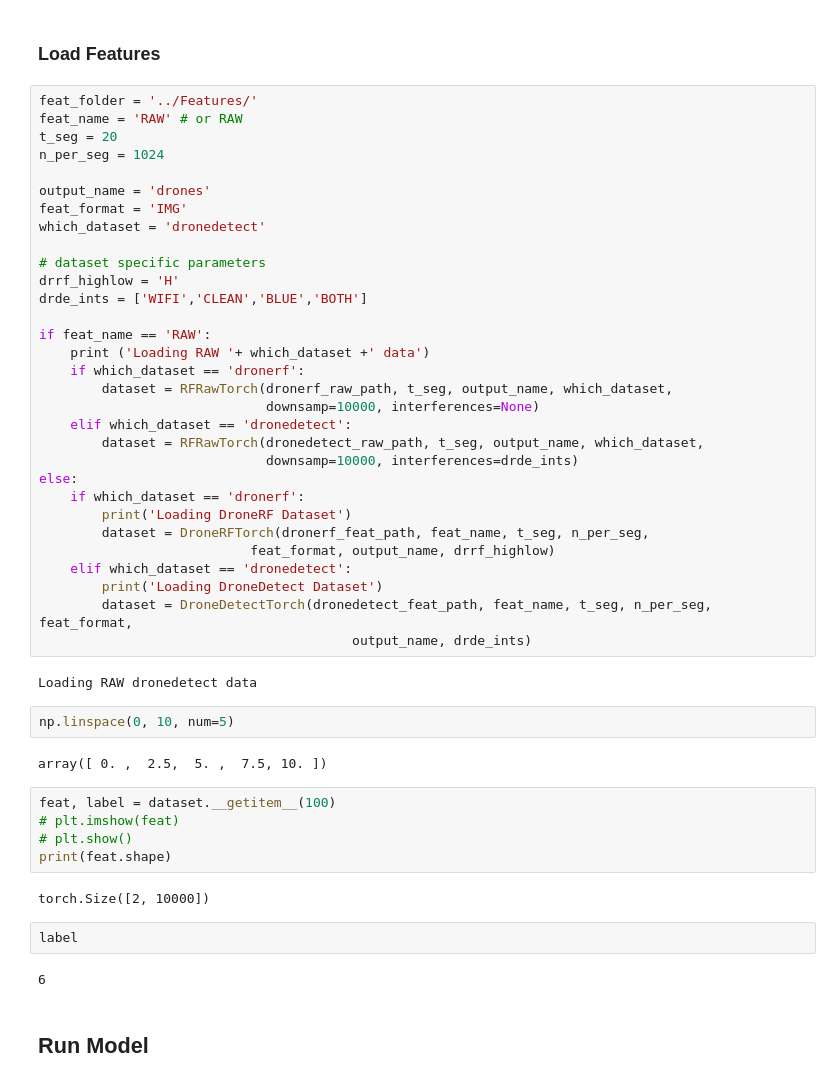
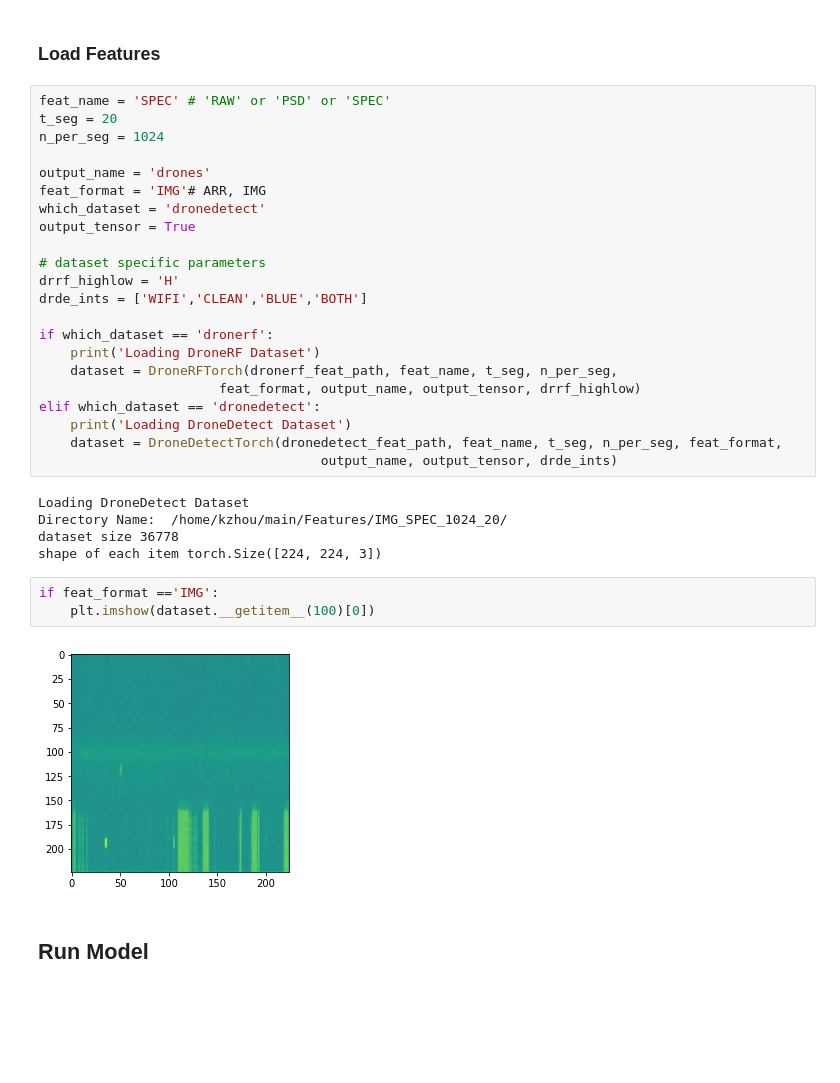
Before and after one commit to IQTLabs/RFClassification, a Jupyter notebook: DL Approaches.ipynb, the cells around one changed output. Cells and saved outputs as stored; diff of their text form; blank space fills up the shorter version.

```diff
--- a/DL Approaches.ipynb
+++ b/DL Approaches.ipynb
@@ -53,53 +53,37 @@ from Torch_Models import *
 # %% [markdown]
 ### Load Features
 # %%
-feat_folder = '../Features/'
-feat_name = 'RAW' # or RAW
+feat_name = 'SPEC' # 'RAW' or 'PSD' or 'SPEC'
 t_seg = 20
 n_per_seg = 1024
 
 output_name = 'drones'
-feat_format = 'IMG'
+feat_format = 'IMG'# ARR, IMG
 which_dataset = 'dronedetect'
+output_tensor = True
 
 # dataset specific parameters
 drrf_highlow = 'H'
 drde_ints = ['WIFI','CLEAN','BLUE','BOTH']
 
-if feat_name == 'RAW':
-    print ('Loading RAW '+ which_dataset +' data')
-    if which_dataset == 'dronerf':
-        dataset = RFRawTorch(dronerf_raw_path, t_seg, output_name, which_dataset,
-                             downsamp=10000, interferences=None)
-    elif which_dataset == 'dronedetect':
-        dataset = RFRawTorch(dronedetect_raw_path, t_seg, output_name, which_dataset,
-                             downsamp=10000, interferences=drde_ints)
-else:
-    if which_dataset == 'dronerf':
-        print('Loading DroneRF Dataset')
-        dataset = DroneRFTorch(dronerf_feat_path, feat_name, t_seg, n_per_seg,
-                           feat_format, output_name, drrf_highlow)
-    elif which_dataset == 'dronedetect':
-        print('Loading DroneDetect Dataset')
-        dataset = DroneDetectTorch(dronedetect_feat_path, feat_name, t_seg, n_per_seg, feat_format,
-                                        output_name, drde_ints)
+if which_dataset == 'dronerf':
+    print('Loading DroneRF Dataset')
+    dataset = DroneRFTorch(dronerf_feat_path, feat_name, t_seg, n_per_seg,
+                       feat_format, output_name, output_tensor, drrf_highlow)
+elif which_dataset == 'dronedetect':
+    print('Loading DroneDetect Dataset')
+    dataset = DroneDetectTorch(dronedetect_feat_path, feat_name, t_seg, n_per_seg, feat_format,
+                                    output_name, output_tensor, drde_ints)
 # %% [output]
-Loading RAW dronedetect data
+Loading DroneDetect Dataset
+Directory Name:  /home/kzhou/main/Features/IMG_SPEC_1024_20/
+dataset size 36778
+shape of each item torch.Size([224, 224, 3])
-# %%
-np.linspace(0, 10, num=5)
-# %% [output]
-array([ 0. ,  2.5,  5. ,  7.5, 10. ])
-# %%
-feat, label = dataset.__getitem__(100)
-# plt.imshow(feat)
-# plt.show()
-print(feat.shape)
-# %% [output]
-torch.Size([2, 10000])
-# %%
-label
-# %% [output]
-6
+# %%
+if feat_format =='IMG':
+    plt.imshow(dataset.__getitem__(100)[0])
+# %% [output]
+[figure, added]
 # %% [markdown]
 ## Run Model
 # %%
```
Also changed, not shown: parts of 32 cells of this notebook, 3 other files.
